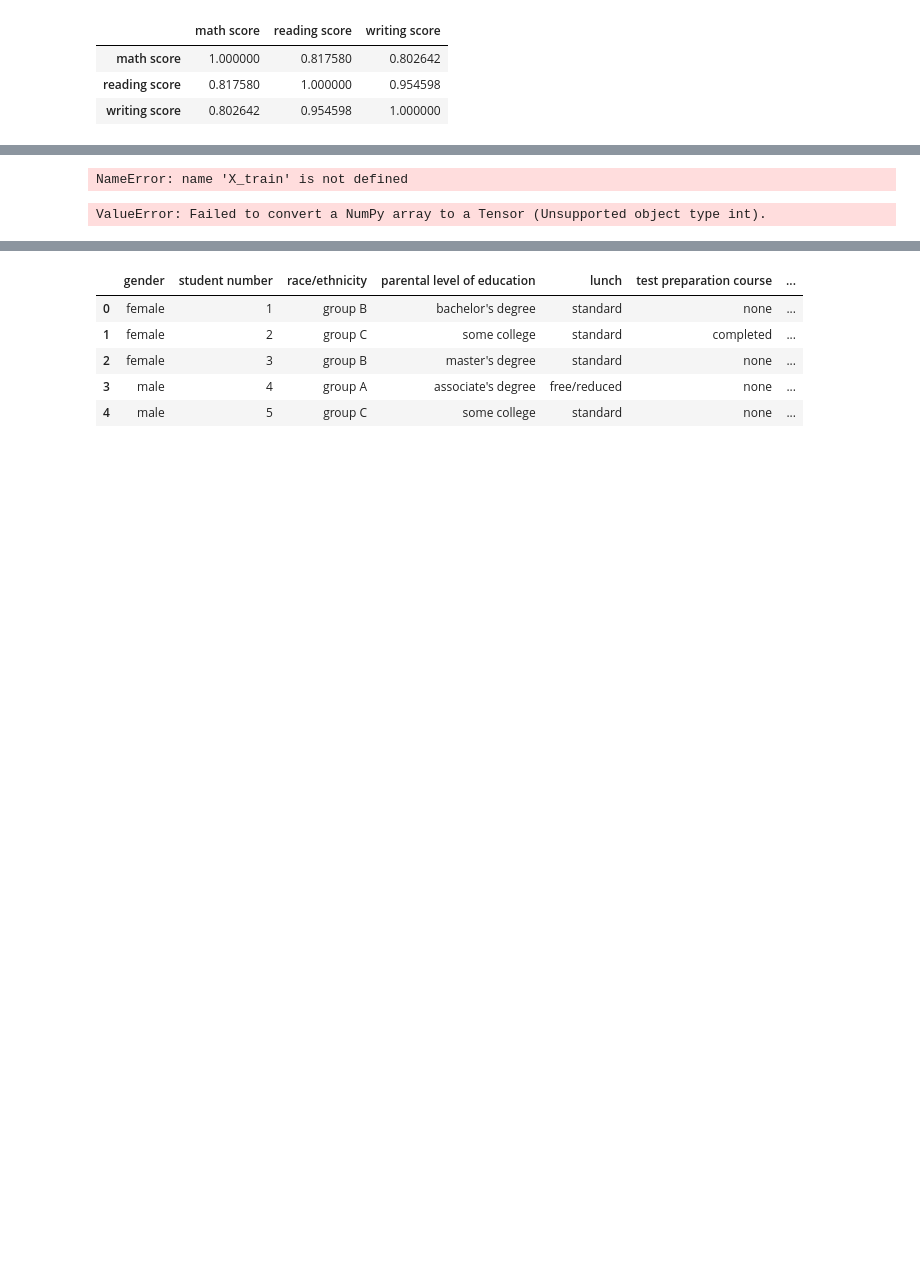
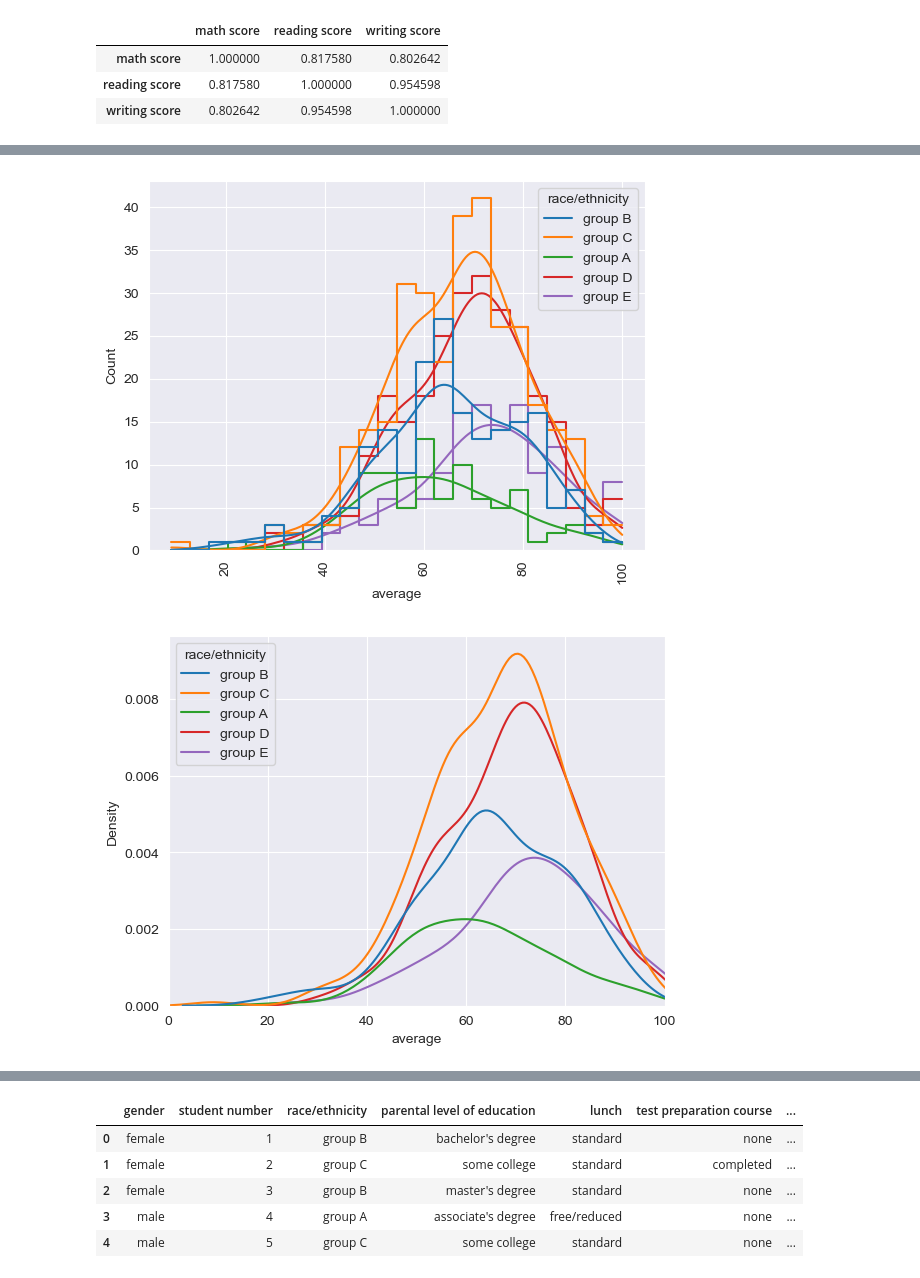
Before and after one commit to SR6/StudentPredictions, a Jupyter notebook: CSMLFinal.ipynb, the cells around one changed output, grey strips where cells are left out. Cells and saved outputs as stored; diff of their text form; code cells hidden in the pictures; blank space fills up the shorter version.

```diff
--- a/CSMLFinal.ipynb
+++ b/CSMLFinal.ipynb
@@ -165,3 +162,6 @@ plt.show()
+# %%
+#df['total score'] = df['math_score'] + df['reading_score'] + df['writing_score']
+data_file['average'] = (data_file['math score'] + data_file['reading score'] + data_file['writing score'])/3
 # %%
 from sklearn import preprocessing
 label_encoder = preprocessing.LabelEncoder()
@@ -265,48 +263,3 @@ y = df_encoded['Overall_PassFail']
 # Split into train-test sets
 from sklearn.model_selection import train_test_split
 X_train, X_test, y_train, y_test = train_test_split(X, y, test_size=0.2, random_state=42)
-# %%
-from sklearn.preprocessing import OneHotEncoder
-from sklearn.compose import ColumnTransformer
-from sklearn.pipeline import Pipeline
-from sklearn.ensemble import RandomForestClassifier  # or any classifier of choice
-from sklearn.ensemble import RandomForestRegressor
-
-categorical_features = ['gender_male', 'test preparation course_none', 'lunch_standard']
-preprocessor = ColumnTransformer(
-    transformers=[
-        ('cat', OneHotEncoder(), categorical_features)
-    ])
-model = Pipeline(steps=[
-    ('preprocessor', preprocessor),
-    ('classifier', RandomForestClassifier())
-])
-model.fit(X_train, y_train)
-
-# Evaluate
-score = model.score(X_test, y_test)
-print(f'Validation Accuracy: {score}')
-# %% [output]
-NameError: name 'X_train' is not defined
-# %%
-from tensorflow.keras.models import Sequential
-from tensorflow.keras.layers import Dense
-
-# Define Keras model for regression
-model = Sequential([
-    Dense(64, input_shape=(X_train.shape[1],), activation='tanh'),
-    Dense(32, activation='softmax'),
-    Dense(1)  # Single output for regression
-])
-
-# Compile the model with mean squared error loss for regression
-#model.compile(optimizer='adam', loss='mse', metrics=['mae'])
-model.compile(optimizer='adam',loss='binary_crossentropy',metrics=['mae'])
-
-# Train the model
-history = model.fit(X_train, y_train, validation_data=(X_test, y_test), epochs=30, batch_size=32)
-
-loss, accuracy = model.evaluate(X_test,y_test)
-print(f'Accuracy {accuracy}')
-# %% [output]
-ValueError: Failed to convert a NumPy array to a Tensor (Unsupported object type int).
@@ -330,3 +266,15 @@ print(f'Accuracy {accuracy}')
+# %%
+
+sns.histplot(x='average', kde=True,element='step',fill=False, data=data_file,hue="race/ethnicity")
+plt.xticks(rotation=90)
+plt.show()
+sns.kdeplot(x='average',data=data_file,hue="race/ethnicity")
+plt.xlim(0,100)
+#plt.xticks(rotation=90)
+plt.show()
+# %% [output]
+[figure, added]
+[figure, added]
 # %%
 import seaborn as sns
 import matplotlib.pyplot as plt
```
Also changed, not shown: parts of 26 cells of this notebook.
